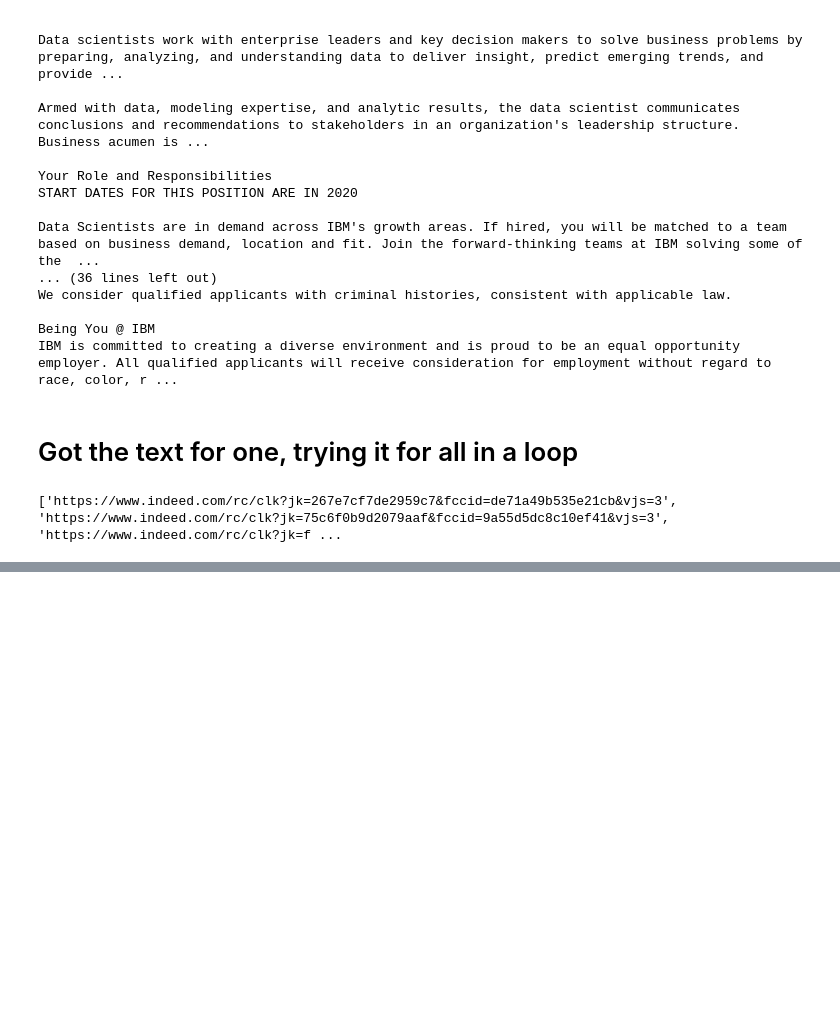
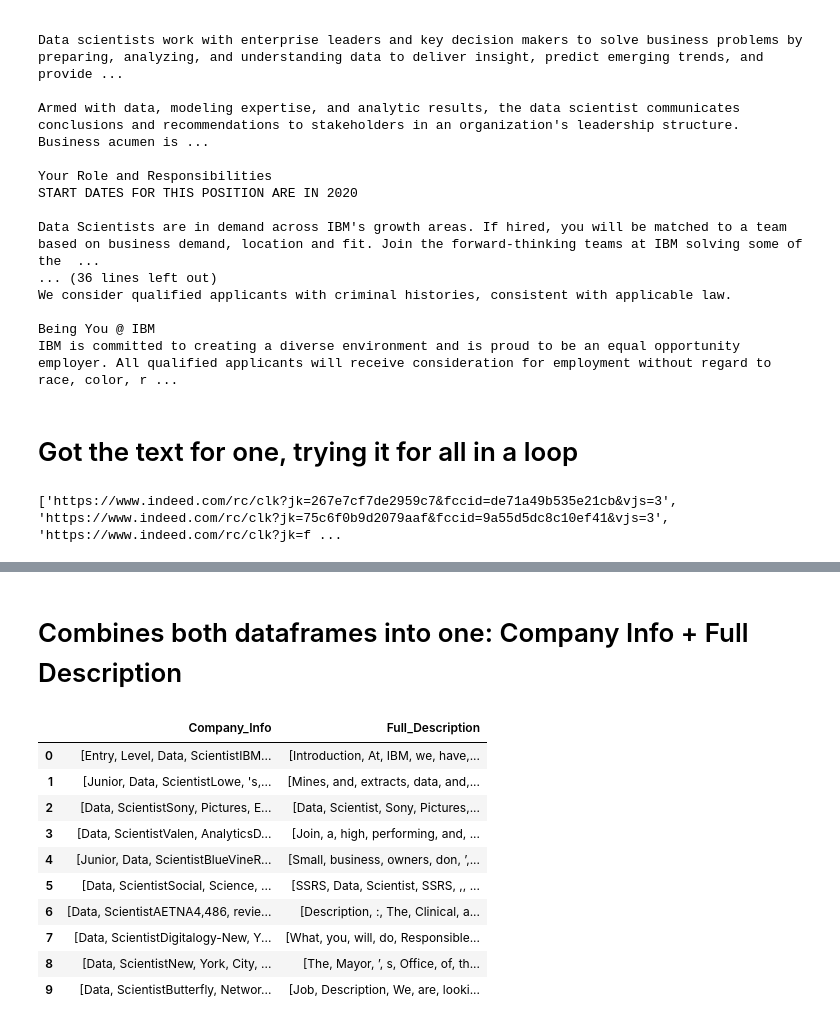
Before and after one commit to anhainguyen82/Capstone, a Jupyter notebook: JobScrape-JP.ipynb, the cells around one changed output, grey strips where cells are left out. Drawn from its saved outputs; the diff is of its cells as text; code cells hidden in the pictures; blank space fills up the shorter version.

```diff
--- a/JobScrape-JP.ipynb
+++ b/JobScrape-JP.ipynb
@@ -203,0 +215,13 @@ df_descriptions
+# %%
+#Pulling the full company info from the top of the each page. Sometimes it includes the salary and it's all squished together.
+Company=[]
+
+for url in websites:
+    response=get(url)
+    soup=BeautifulSoup(response.text,'html.parser')
+    job_containers= soup.find('div', {"class":"jobsearch-DesktopStickyContainer"})
+    job_company=str(job_containers.text)
+
+    tokenize_company=nltk.word_tokenize(job_company)
+
+    Company.append(tokenize_company)
@@ -203,0 +233,4 @@ df_descriptions
+# %%
+#add all to a dataframe
+df_companyinfo = pd.DataFrame({'Company_Info': Company})
+df_companyinfo
@@ -203,0 +249,17 @@ df_descriptions
+# %% [markdown]
+# Combines both dataframes into one: Company Info + Full Description
+# %%
+FullDataSet = pd.concat([df_companyinfo, df_descriptions], axis=1)
+FullDataSet
+# %% [output]
+|  | Company_Info | Full_Description |
+| 0 | [Entry, Level, Data, ScientistIBM... | [Introduction, At, IBM, we, have,... |
+| 1 | [Junior, Data, ScientistLowe, 's,... | [Mines, and, extracts, data, and,... |
+| 2 | [Data, ScientistSony, Pictures, E... | [Data, Scientist, Sony, Pictures,... |
+| 3 | [Data, ScientistValen, AnalyticsD... | [Join, a, high, performing, and, ... |
+| 4 | [Junior, Data, ScientistBlueVineR... | [Small, business, owners, don, ’,... |
+| 5 | [Data, ScientistSocial, Science, ... | [SSRS, Data, Scientist, SSRS, ,, ... |
+| 6 | [Data, ScientistAETNA4,486, revie... | [Description, :, The, Clinical, a... |
+| 7 | [Data, ScientistDigitalogy-New, Y... | [What, you, will, do, Responsible... |
+| 8 | [Data, ScientistNew, York, City, ... | [The, Mayor, ’, s, Office, of, th... |
+| 9 | [Data, ScientistButterfly, Networ... | [Job, Description, We, are, looki... |
```
Also changed, not shown: parts of 18 cells of this notebook.
